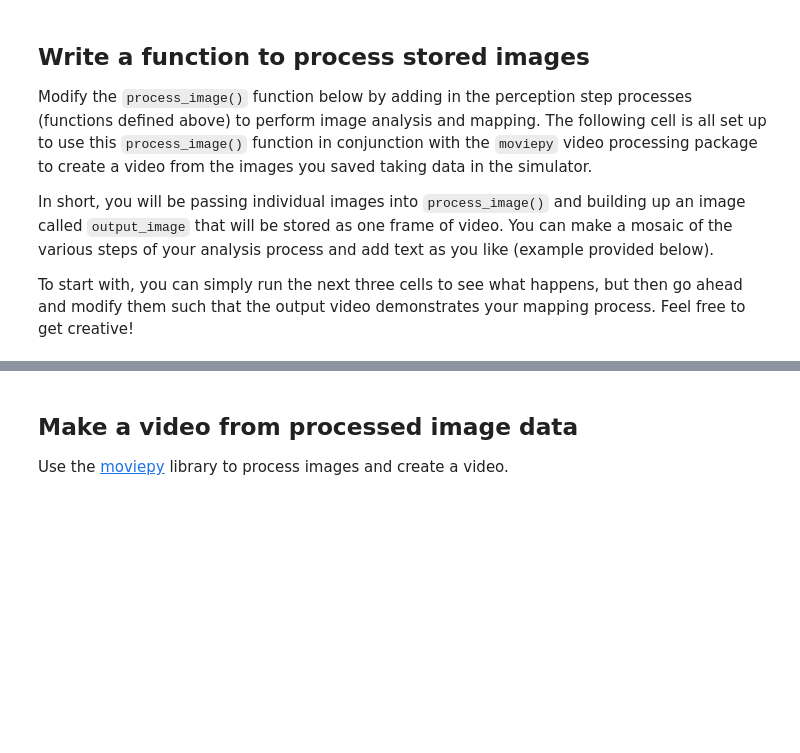
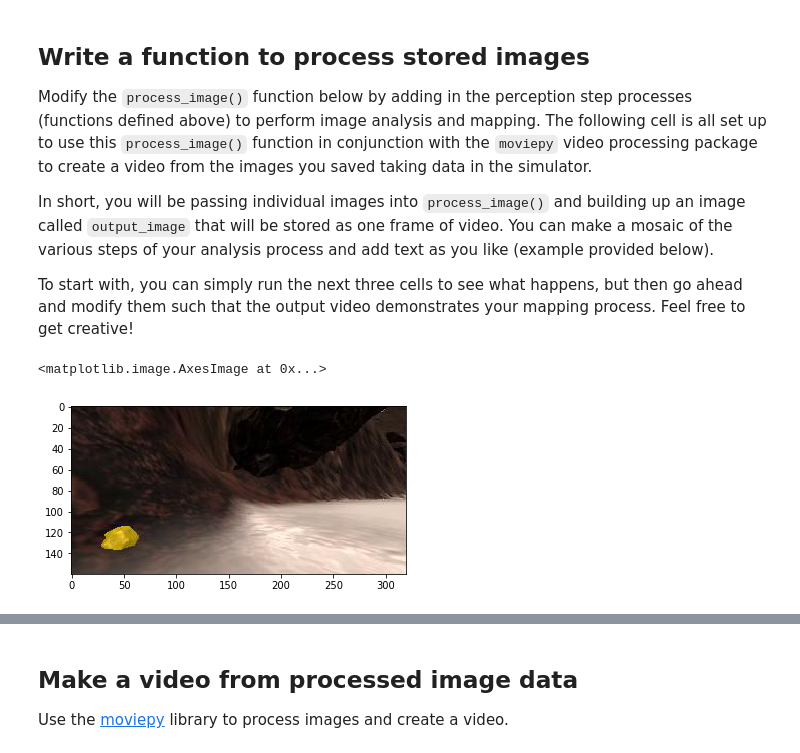
Before and after one commit to AizazSharif/RoboND-Rover-Project, a Jupyter notebook: code/Rover_Project_Test_Notebook.ipynb, the cells around one changed output, grey strips where cells are left out. Cells and saved outputs as stored; diff of their text form; code cells hidden in the pictures; blank space fills up the shorter version.

```diff
--- a/code/Rover_Project_Test_Notebook.ipynb
+++ b/code/Rover_Project_Test_Notebook.ipynb
@@ -370,0 +373,9 @@ def process_image(img):
+# %%
+# Grab a random image and display it
+#idx = np.random.randint(0, len(img_list)-1)
+idx = 141 #good representative image
+image = mpimg.imread(img_list[idx])
+plt.imshow(image)
+# %% [output]
+<matplotlib.image.AxesImage at 0x...>
+[figure, added]
```
Also changed, not shown: parts of 4 cells of this notebook.
